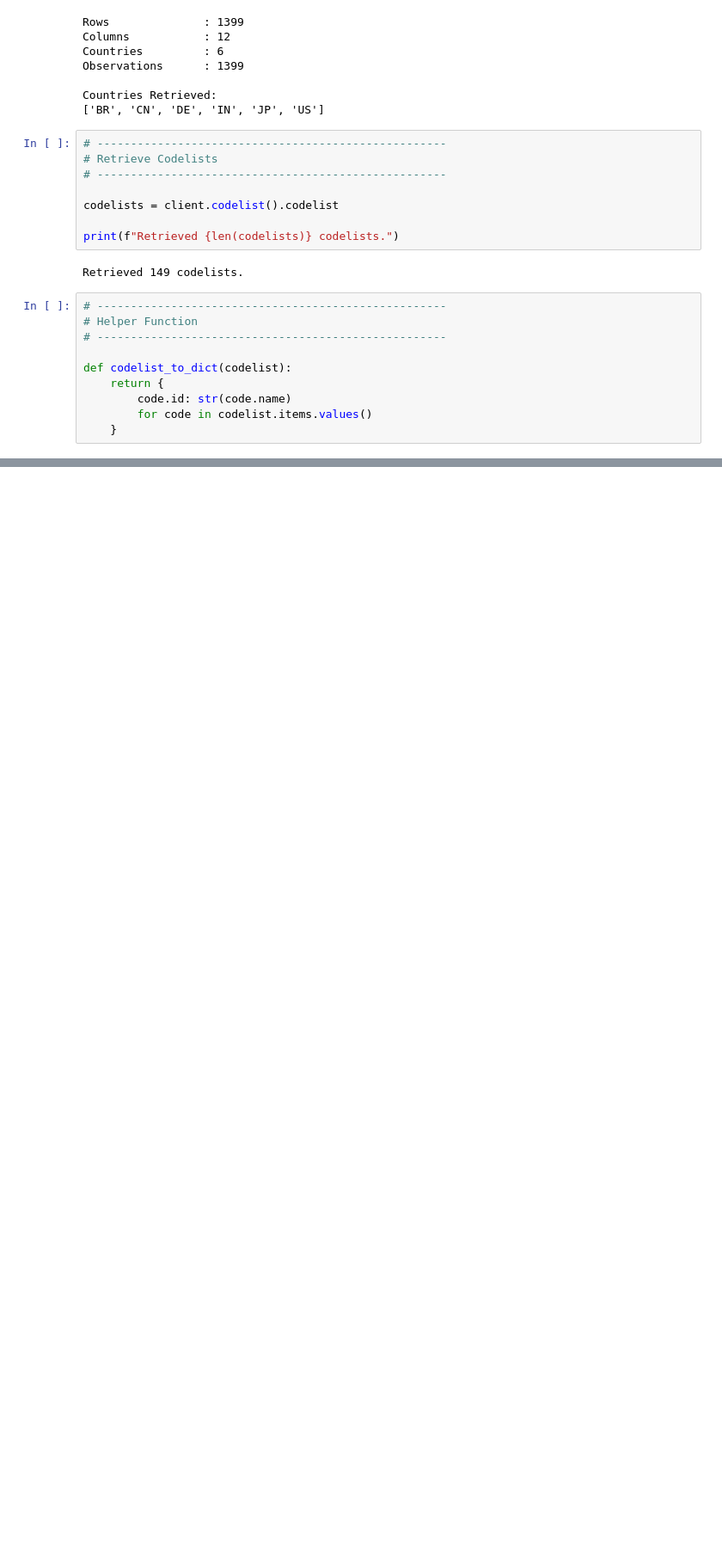
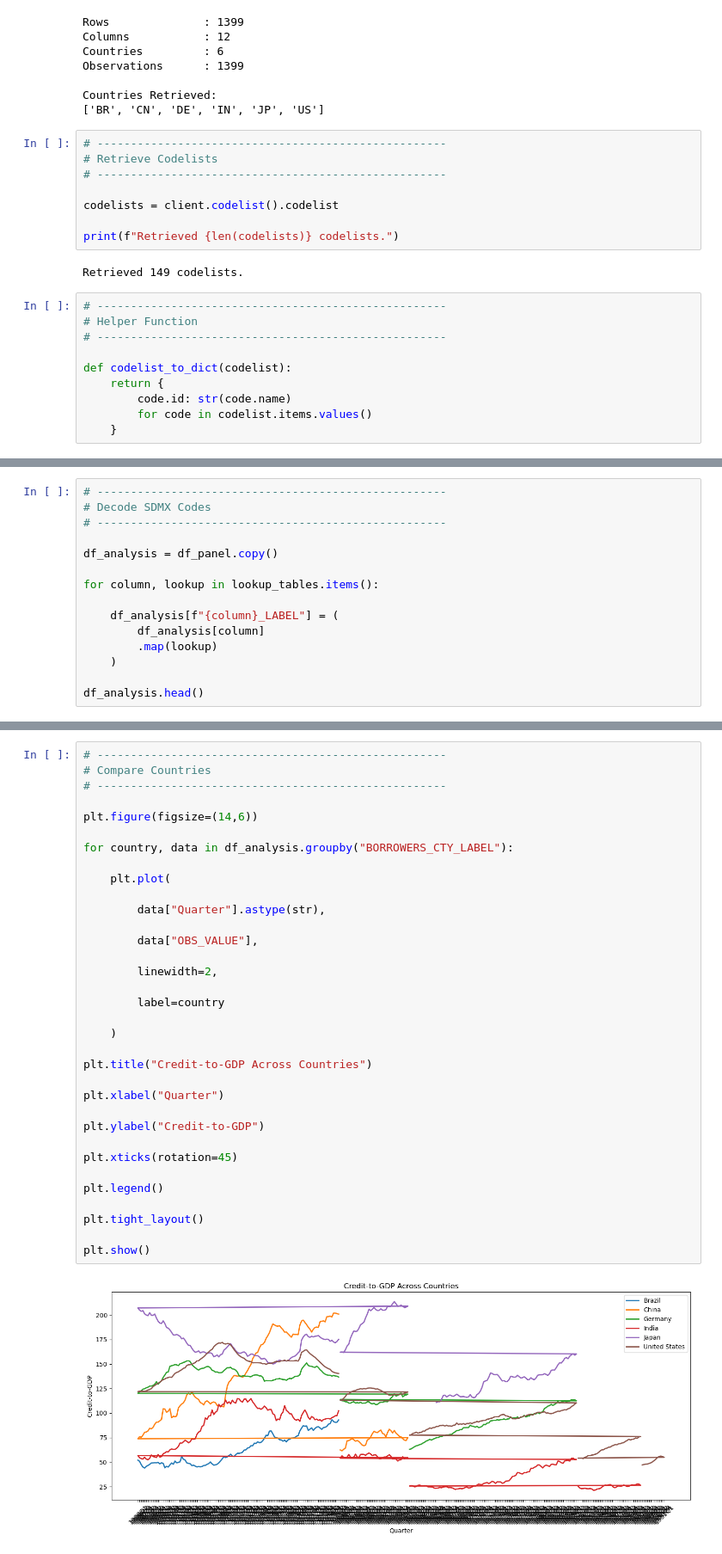
Before and after one commit to suprakashmukherjee/SDMX-Discovery, a Jupyter notebook: notebooks/D6_SDMX_Cross_Country_Analysis.ipynb, the cells around one changed output, grey strips where cells are left out. Shown at 86% size. Drawn from its saved outputs; the diff is of its cells as text; blank space fills up the shorter version.

Commit message:
feat(D6): build cross-country panel dataset and comparative macroeconomic analysis using BIS SDMX

```diff
--- a/notebooks/D6_SDMX_Cross_Country_Analysis.ipynb
+++ b/notebooks/D6_SDMX_Cross_Country_Analysis.ipynb
@@ -530,0 +569,15 @@ def codelist_to_dict(codelist):
+# %%
+# ----------------------------------------------------
+# Decode SDMX Codes
+# ----------------------------------------------------
+
+df_analysis = df_panel.copy()
+
+for column, lookup in lookup_tables.items():
+
+    df_analysis[f"{column}_LABEL"] = (
+        df_analysis[column]
+        .map(lookup)
+    )
+
+df_analysis.head()
@@ -530,0 +799,36 @@ def codelist_to_dict(codelist):
+# %%
+# ----------------------------------------------------
+# Compare Countries
+# ----------------------------------------------------
+
+plt.figure(figsize=(14,6))
+
+for country, data in df_analysis.groupby("BORROWERS_CTY_LABEL"):
+
+    plt.plot(
+
+        data["Quarter"].astype(str),
+
+        data["OBS_VALUE"],
+
+        linewidth=2,
+
+        label=country
+
+    )
+
+plt.title("Credit-to-GDP Across Countries")
+
+plt.xlabel("Quarter")
+
+plt.ylabel("Credit-to-GDP")
+
+plt.xticks(rotation=45)
+
+plt.legend()
+
+plt.tight_layout()
+
+plt.show()
+# %% [output]
+[figure, added]
```
Also changed, not shown: parts of 19 cells of this notebook.
